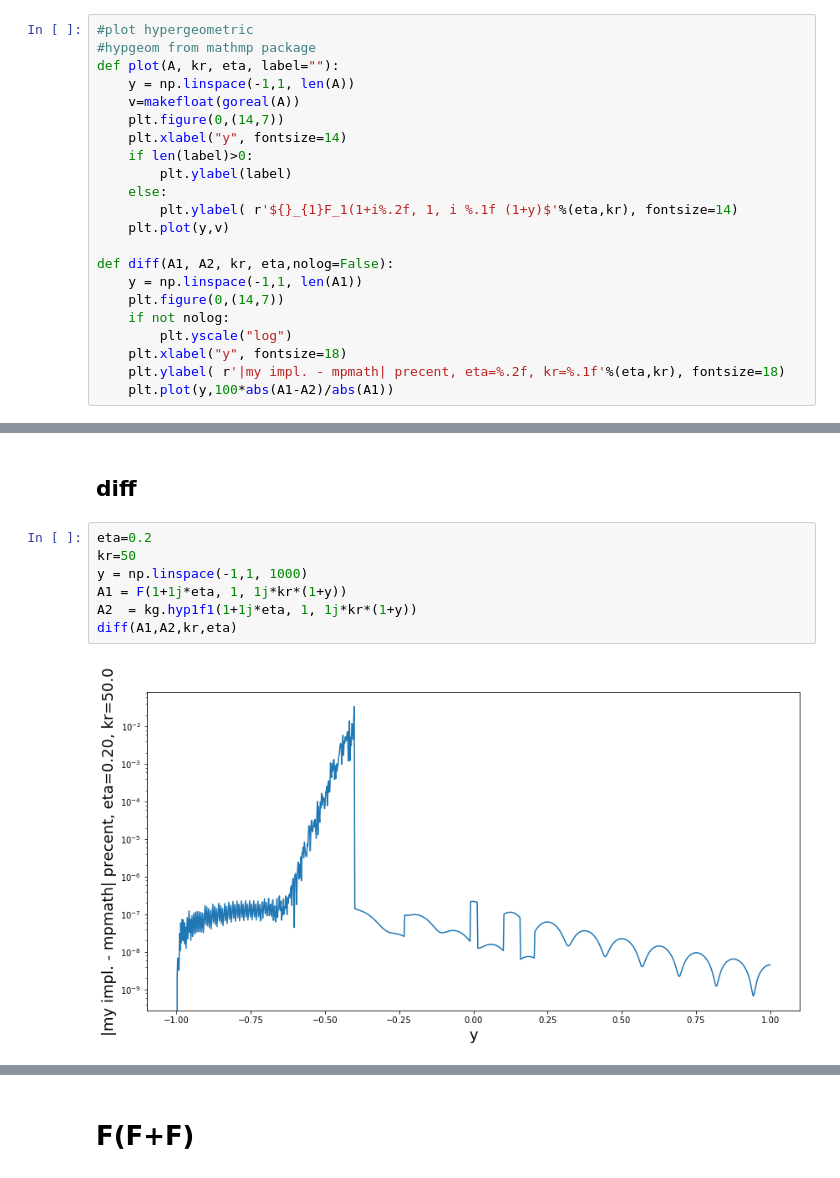
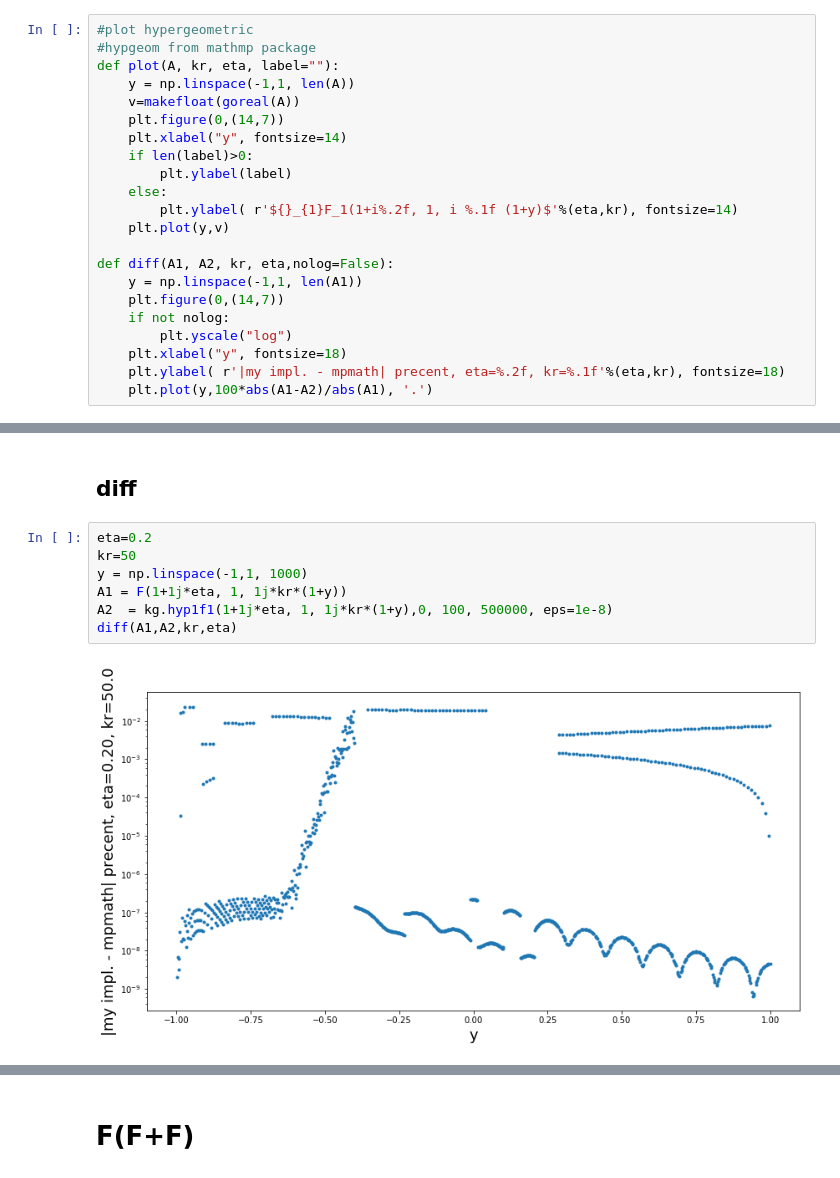
Before and after one commit to qati/HBTCoulombCorrection, a Jupyter notebook: Hypgeom.ipynb, the cells around one changed output, grey strips where cells are left out. Drawn from its saved outputs; the diff is of its cells as text.

```diff
--- a/Hypgeom.ipynb
+++ b/Hypgeom.ipynb
@@ -34,4 +34,4 @@ def diff(A1, A2, kr, eta,nolog=False):
         plt.yscale("log")
     plt.xlabel("y", fontsize=18)
     plt.ylabel( r'|my impl. - mpmath| precent, eta=%.2f, kr=%.1f'%(eta,kr), fontsize=18)
-    plt.plot(y,100*abs(A1-A2)/abs(A1))
+    plt.plot(y,100*abs(A1-A2)/abs(A1), '.')
@@ -140,9 +153,9 @@ plot(A,eta,kr)
 # %%
 eta=0.2
 kr=50
 y = np.linspace(-1,1, 1000)
 A1 = F(1+1j*eta, 1, 1j*kr*(1+y))
-A2  = kg.hyp1f1(1+1j*eta, 1, 1j*kr*(1+y))
+A2  = kg.hyp1f1(1+1j*eta, 1, 1j*kr*(1+y),0, 100, 500000, eps=1e-8)
 diff(A1,A2,kr,eta)
 # %% [output]
-[figure, old version]
+[figure, new version]
```
Also changed, not shown: parts of 5 cells of this notebook, 10 other files.
